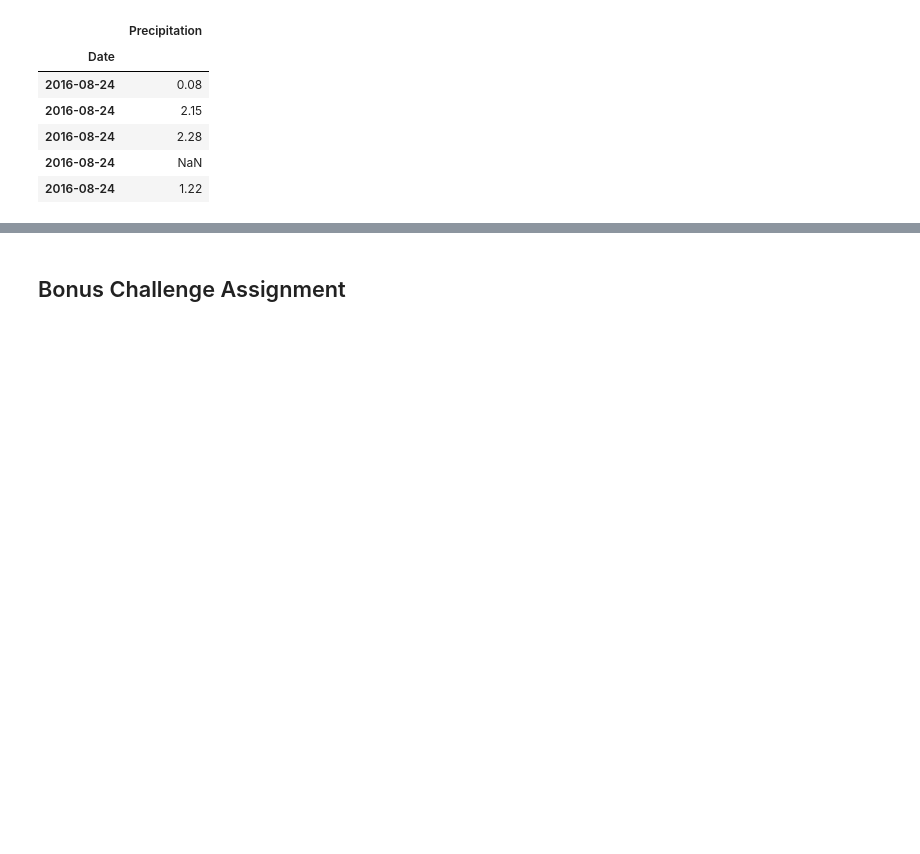
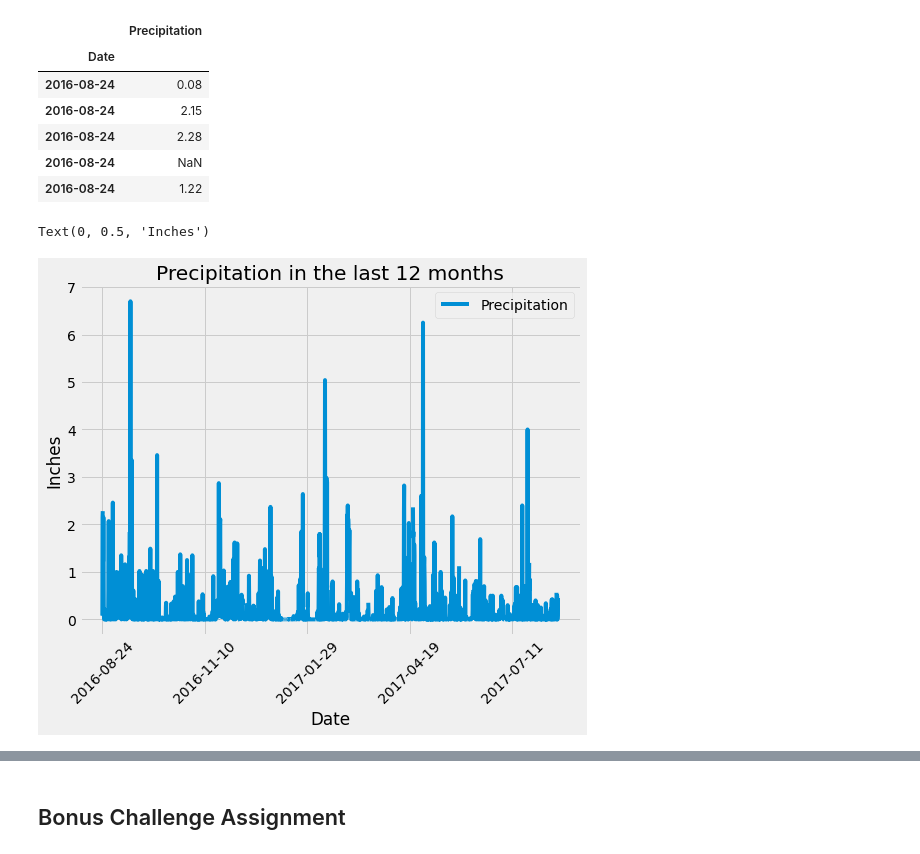
Before and after one commit to poojaisabelle/sqlalchemy-challenge, a Jupyter notebook: climate_starter.ipynb, the cells around one changed output, grey strips where cells are left out. Saved outputs shown, nothing was run; the diff lists cells and outputs as text; code cells hidden in the pictures; blank space fills up the shorter version.

Commit message:
Completed precipitation analysis

```diff
--- a/climate_starter.ipynb
+++ b/climate_starter.ipynb
@@ -130,4 +131,13 @@ prcp_df.head()
 | 2016-08-24 | 2.28 |
 | 2016-08-24 | NaN |
 | 2016-08-24 | 1.22 |
+# %%
+# Use Pandas Plotting with Matplotlib to plot the data
+prcp_df.plot(rot = 45, figsize = (8,6))
+plt.title("Precipitation in the last 12 months")
+plt.xlabel("Date")
+plt.ylabel("Inches")
+# %% [output]
+Text(0, 0.5, 'Inches')
+[figure, added]
 # %%
```
Also changed, not shown: parts of 7 cells of this notebook.
